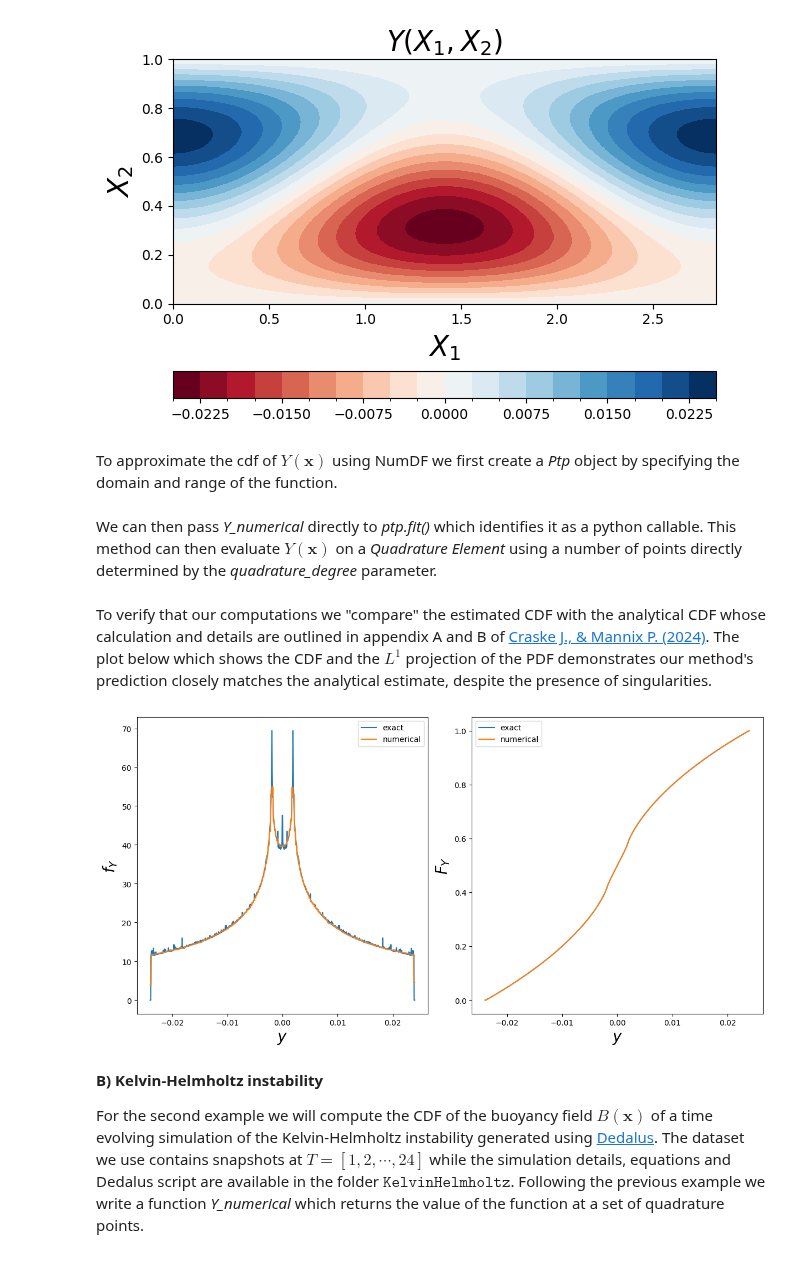
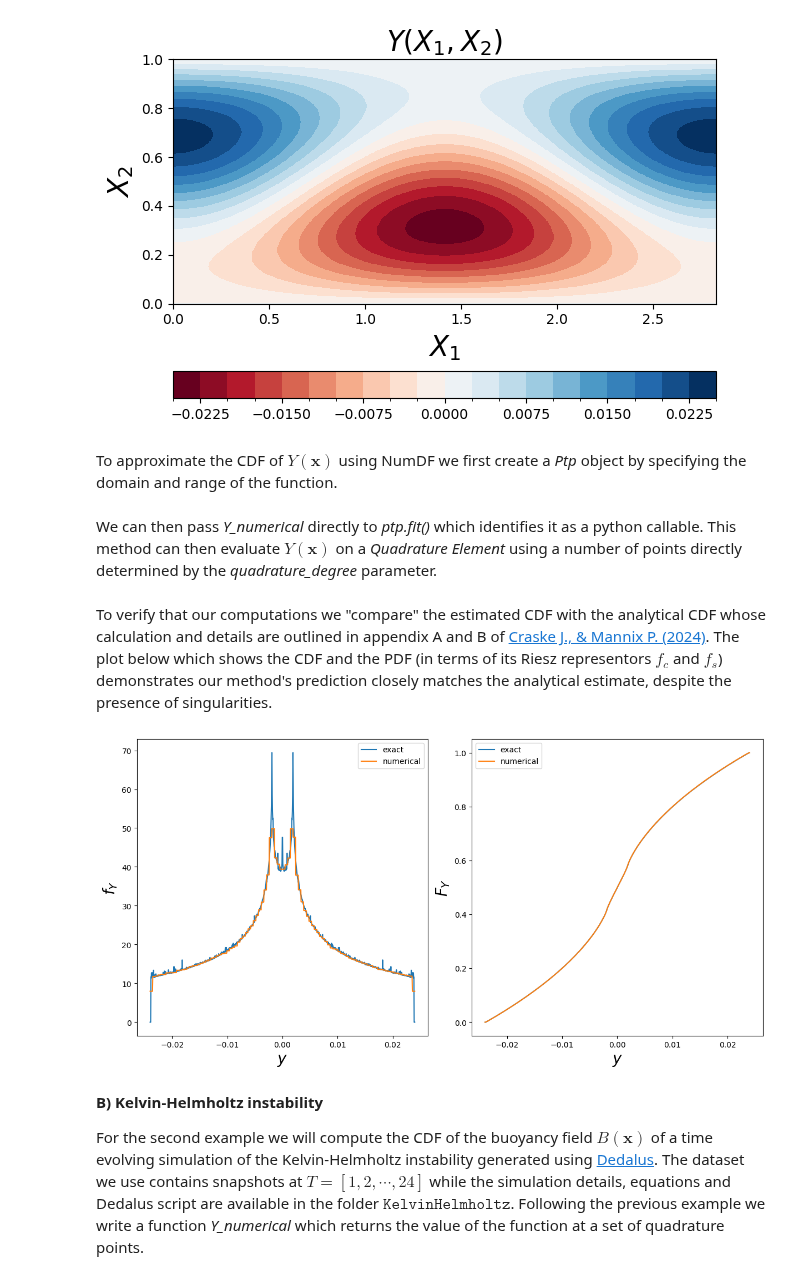
Before and after one commit to D-stratify/Numdf, a Jupyter notebook: notebooks/example_notebooks/Example_2_numerical_functions.ipynb, the cells around one changed output. Saved outputs shown, nothing was run; the diff lists cells and outputs as text; code cells hidden in the pictures.

Commit message:
Updated the PDF calculation

```diff
--- a/notebooks/example_notebooks/Example_2_numerical_functions.ipynb
+++ b/notebooks/example_notebooks/Example_2_numerical_functions.ipynb
@@ -79,17 +79,17 @@ plt.show()
 # %% [output]
 [figure]
 # %% [markdown]
-To approximate the cdf of $Y(\mathbf{x})$ using NumDF we first create a *Ptp* object by specifying the domain and range of the function.
+To approximate the CDF of $Y(\mathbf{x})$ using NumDF we first create a *Ptp* object by specifying the domain and range of the function.
 # %%
 y_min = -0.024
 y_max =  0.024
-ptp = Ptp(Omega_X={'x1': (0, 2*np.pi/k), 'x2': (0, 1)}, Omega_Y={'Y': (y_min, y_max)}, n_elements=200)
+ptp = Ptp(Omega_X={'x1': (0, 2*np.pi/k), 'x2': (0, 1)}, Omega_Y={'Y': (y_min, y_max)}, n_elements=100)
 # %% [markdown]
 We can then pass *Y_numerical* directly to *ptp.fit()* which identifies it as a python callable. This method can then evaluate $Y(\mathbf{x})$ on a *Quadrature Element* using a number of points directly determined by the *quadrature_degree* parameter.
 # %%
-density = ptp.fit(Y_numerical, quadrature_degree=1000)
+density = ptp.fit(Y_numerical, quadrature_degree=500)
 # %% [markdown]
-To verify that our computations we "compare" the estimated CDF with the analytical CDF whose calculation and details are outlined in appendix A and B of [Craske J., & Mannix P. (2024)](https://arxiv.org/abs/2408.08028). The plot below which shows the CDF and the $L^1$ projection of the PDF demonstrates our method's prediction closely matches the analytical estimate, despite the presence of singularities.
+To verify that our computations we "compare" the estimated CDF with the analytical CDF whose calculation and details are outlined in appendix A and B of [Craske J., & Mannix P. (2024)](https://arxiv.org/abs/2408.08028). The plot below which shows the CDF and the PDF (in terms of its Riesz representors $f_c$ and $f_s$) demonstrates our method's prediction closely matches the analytical estimate, despite the presence of singularities.
 # %%
 def lorenz_density(n=10**3):
     """
@@ -115,36 +115,36 @@ def lorenz_density(n=10**3):
         f[i] = (1/Lx1)*np.nansum(abs(fx))*dx
 
     # Compute the CDF
     F = cumulative_trapezoid(y=f,x=y,initial=0)
 
     return f,F,y
 
 # Obtain the semi-analytical denisty
 f,F,y = lorenz_density(n=(10**3))
 
 # Obtain the ptp estimate of the density
 F_num = np.asarray(density.cdf.at(y))
-f_num = np.asarray(density.pdf['f_tilde'].at(y))
+f_num = np.asarray(density.pdf['fc'].at(y))
 
-# Comapre the analytical and estimated density
+# Compare the analytical and estimated density
 fig,ax = plt.subplots(nrows=1, ncols=2, figsize=(12,6), layout='constrained')
 
 ax[0].plot(y,f,label='exact')
 ax[0].plot(y,f_num,label='numerical')
 ax[0].set_ylabel(r'$f_Y$',fontsize=20)
 ax[0].set_xlabel(r'$y$',fontsize=20)
 ax[0].legend()
 
 ax[1].plot(y,F,label='exact')
 ax[1].plot(y,F_num,label='numerical')
 ax[1].set_ylabel(r'$F_Y$',fontsize=20)
 ax[1].set_xlabel(r'$y$',fontsize=20)
 
 ax[1].legend()
 
 plt.show()
 # %% [output]
-[figure, old version]
+[figure, new version]
 # %% [markdown]
 **B) Kelvin-Helmholtz instability**
 
```
Also changed, not shown: parts of 3 cells of this notebook, 8 other files.
